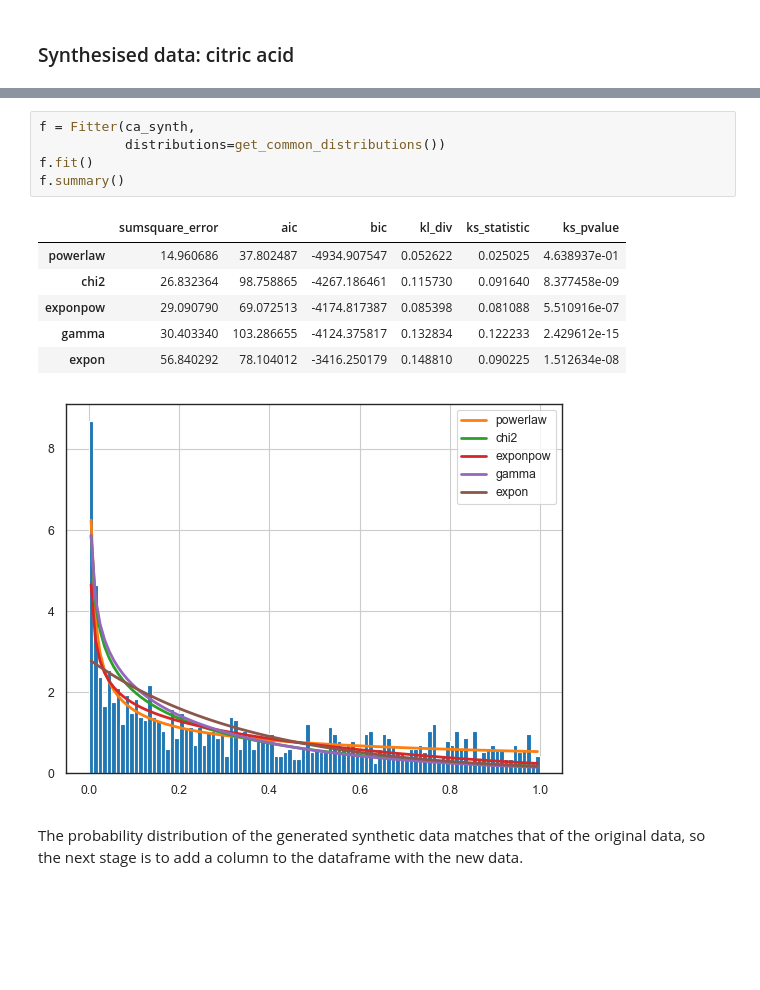
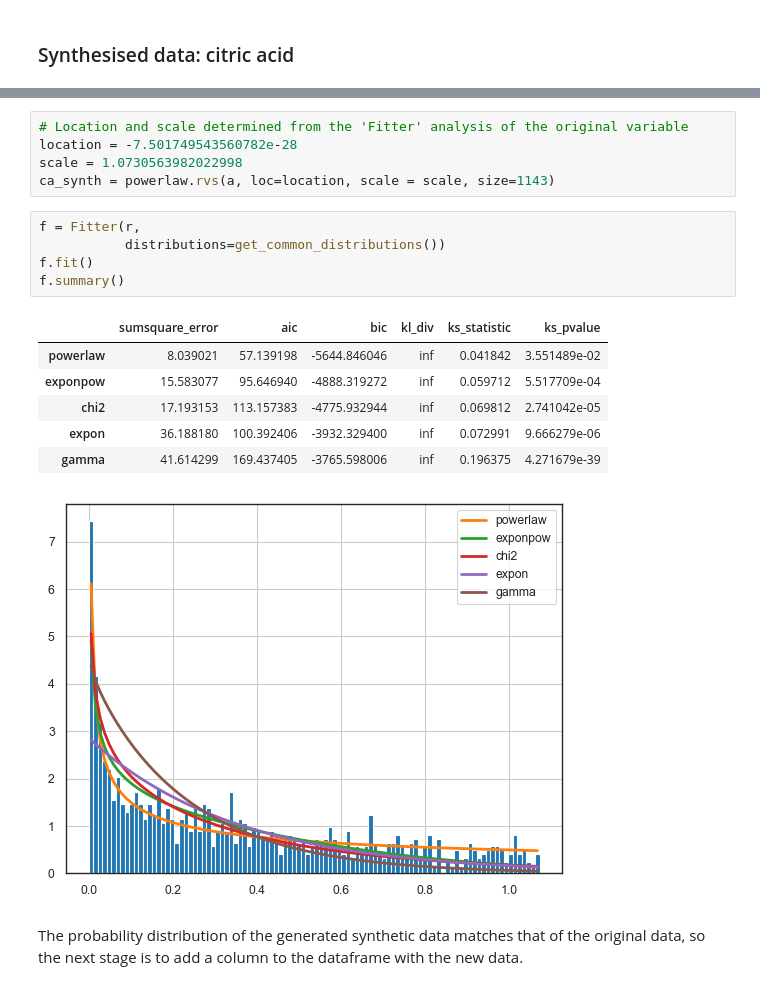
Before and after one commit to fabiofabrizi/PfDA_Project, a Jupyter notebook: PfDA_Project_Notebook.ipynb, the cells around one changed output, grey strips where cells are left out. Saved outputs shown, nothing was run; the diff lists cells and outputs as text; blank space fills up the shorter version.

```diff
--- a/PfDA_Project_Notebook.ipynb
+++ b/PfDA_Project_Notebook.ipynb
@@ -586,16 +639,21 @@ plt.show()
+# %%
+# Location and scale determined from the 'Fitter' analysis of the original variable
+location = -7.501749543560782e-28
+scale = 1.0730563982022998
+ca_synth = powerlaw.rvs(a, loc=location, scale = scale, size=1143)
 # %%
-f = Fitter(ca_synth,
+f = Fitter(r,
            distributions=get_common_distributions())
 f.fit()
 f.summary()
 # %% [output]
 |  | sumsquare_error | aic | bic | kl_div | ks_statistic | ks_pvalue |
-| powerlaw | 14.960686 | 37.802487 | -4934.907547 | 0.052622 | 0.025025 | 4.638937e-01 |
-| chi2 | 26.832364 | 98.758865 | -4267.186461 | 0.115730 | 0.091640 | 8.377458e-09 |
-| exponpow | 29.090790 | 69.072513 | -4174.817387 | 0.085398 | 0.081088 | 5.510916e-07 |
-| gamma | 30.403340 | 103.286655 | -4124.375817 | 0.132834 | 0.122233 | 2.429612e-15 |
-| expon | 56.840292 | 78.104012 | -3416.250179 | 0.148810 | 0.090225 | 1.512634e-08 |
+| powerlaw | 8.039021 | 57.139198 | -5644.846046 | inf | 0.041842 | 3.551489e-02 |
+| exponpow | 15.583077 | 95.646940 | -4888.319272 | inf | 0.059712 | 5.517709e-04 |
+| chi2 | 17.193153 | 113.157383 | -4775.932944 | inf | 0.069812 | 2.741042e-05 |
+| expon | 36.188180 | 100.392406 | -3932.329400 | inf | 0.072991 | 9.666279e-06 |
+| gamma | 41.614299 | 169.437405 | -3765.598006 | inf | 0.196375 | 4.271679e-39 |
-[figure, old version]
+[figure, new version]
 # %% [markdown]
 The probability distribution of the generated synthetic data matches that of the original data, so the next stage is to add a column to the dataframe with the new data.
 # %% [markdown]
```
Also changed, not shown: parts of 126 cells of this notebook.
